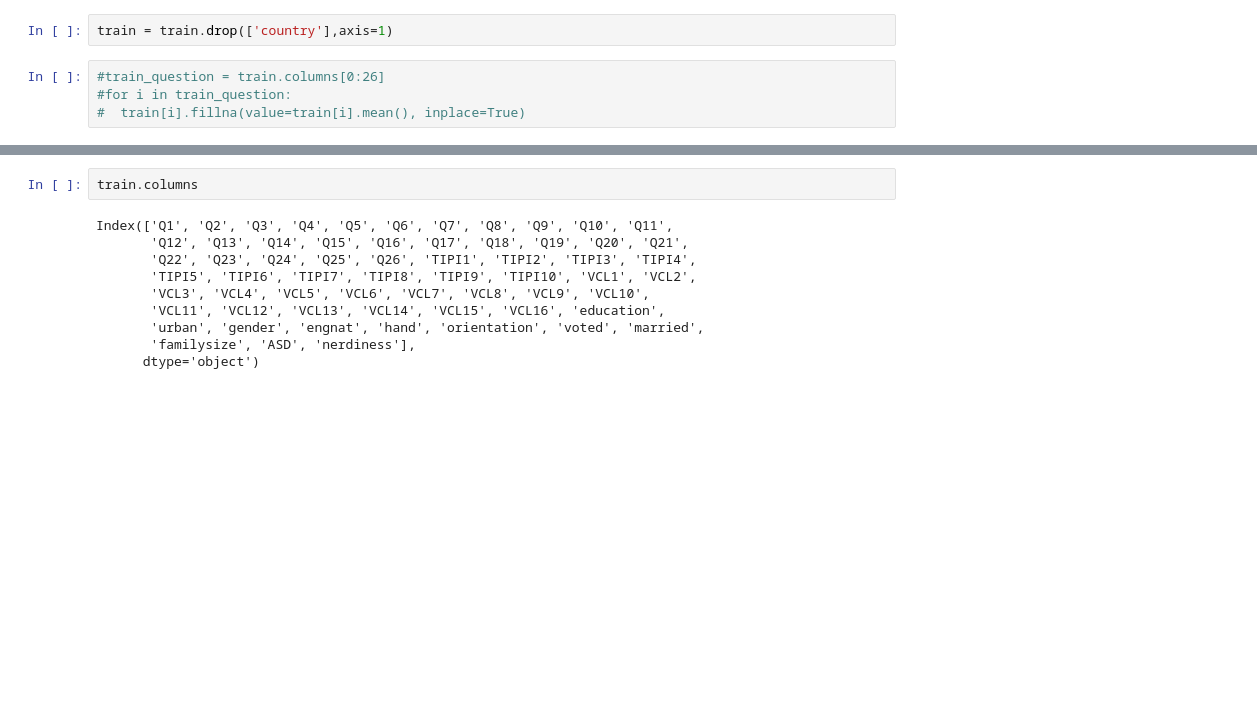
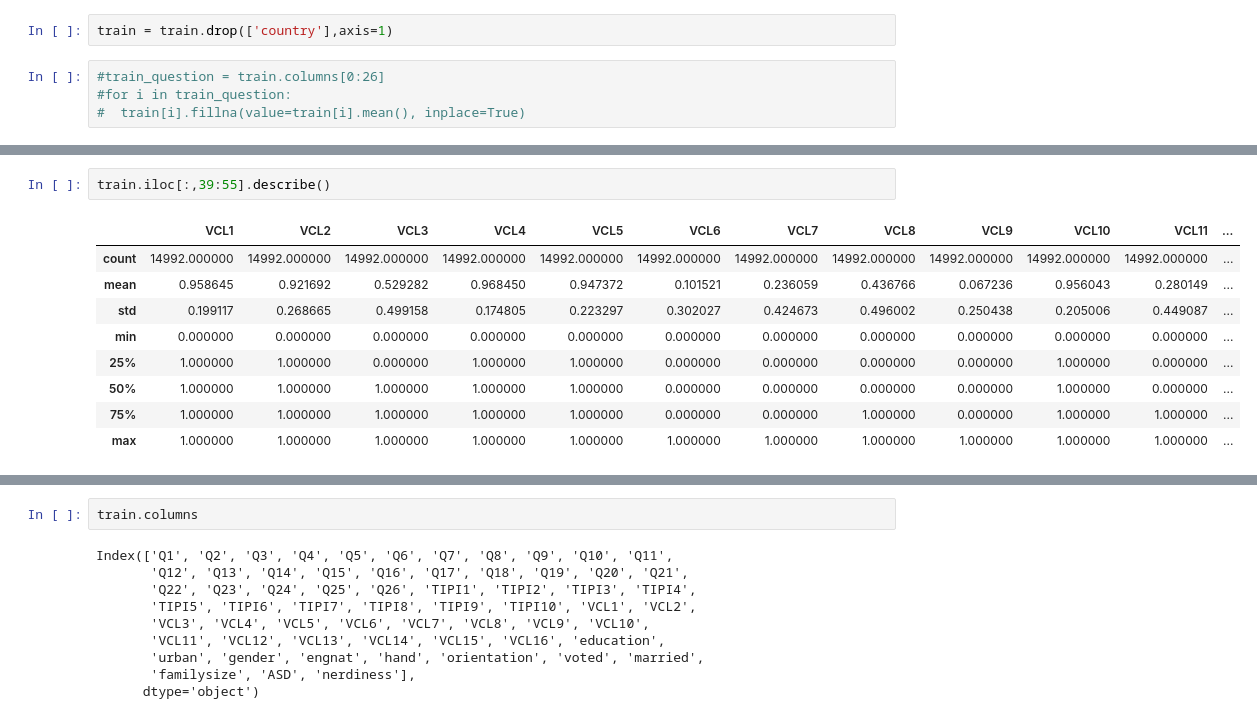
Before and after one commit to hwangsaeyeon/dacon, a Jupyter notebook: lgbm.ipynb, the cells around one changed output, grey strips where cells are left out. Saved outputs shown, nothing was run; the diff lists cells and outputs as text; blank space fills up the shorter version.

```diff
--- a/lgbm.ipynb
+++ b/lgbm.ipynb
@@ -265,0 +339,12 @@ train = train.drop(['country'],axis=1)
+# %%
+train.iloc[:,39:55].describe()
+# %% [output]
+|  | VCL1 | VCL2 | VCL3 | VCL4 | VCL5 | VCL6 | VCL7 | VCL8 | VCL9 | VCL10 | VCL11 | ... |
+| count | 14992.000000 | 14992.000000 | 14992.000000 | 14992.000000 | 14992.000000 | 14992.000000 | 14992.000000 | 14992.000000 | 14992.000000 | 14992.000000 | 14992.000000 | ... |
+| mean | 0.958645 | 0.921692 | 0.529282 | 0.968450 | 0.947372 | 0.101521 | 0.236059 | 0.436766 | 0.067236 | 0.956043 | 0.280149 | ... |
+| std | 0.199117 | 0.268665 | 0.499158 | 0.174805 | 0.223297 | 0.302027 | 0.424673 | 0.496002 | 0.250438 | 0.205006 | 0.449087 | ... |
+| min | 0.000000 | 0.000000 | 0.000000 | 0.000000 | 0.000000 | 0.000000 | 0.000000 | 0.000000 | 0.000000 | 0.000000 | 0.000000 | ... |
+| 25% | 1.000000 | 1.000000 | 0.000000 | 1.000000 | 1.000000 | 0.000000 | 0.000000 | 0.000000 | 0.000000 | 1.000000 | 0.000000 | ... |
+| 50% | 1.000000 | 1.000000 | 1.000000 | 1.000000 | 1.000000 | 0.000000 | 0.000000 | 0.000000 | 0.000000 | 1.000000 | 0.000000 | ... |
+| 75% | 1.000000 | 1.000000 | 1.000000 | 1.000000 | 1.000000 | 0.000000 | 0.000000 | 1.000000 | 0.000000 | 1.000000 | 1.000000 | ... |
+| max | 1.000000 | 1.000000 | 1.000000 | 1.000000 | 1.000000 | 1.000000 | 1.000000 | 1.000000 | 1.000000 | 1.000000 | 1.000000 | ... |
```
Also changed, not shown: parts of 25 cells of this notebook.
